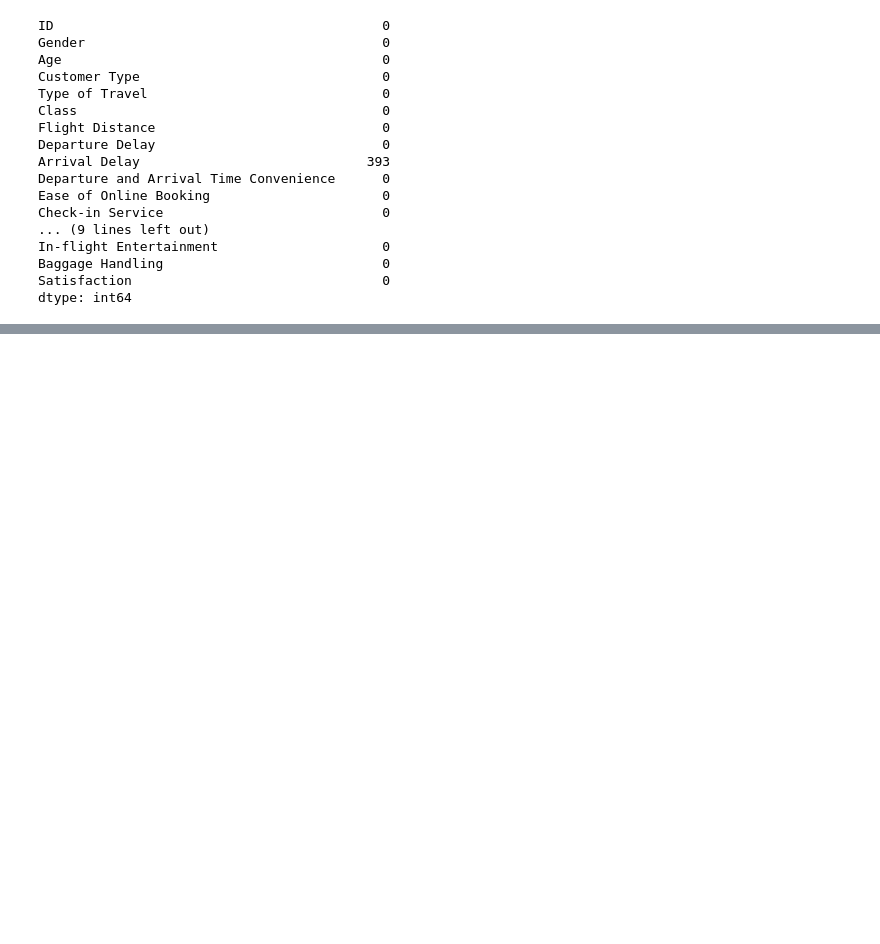
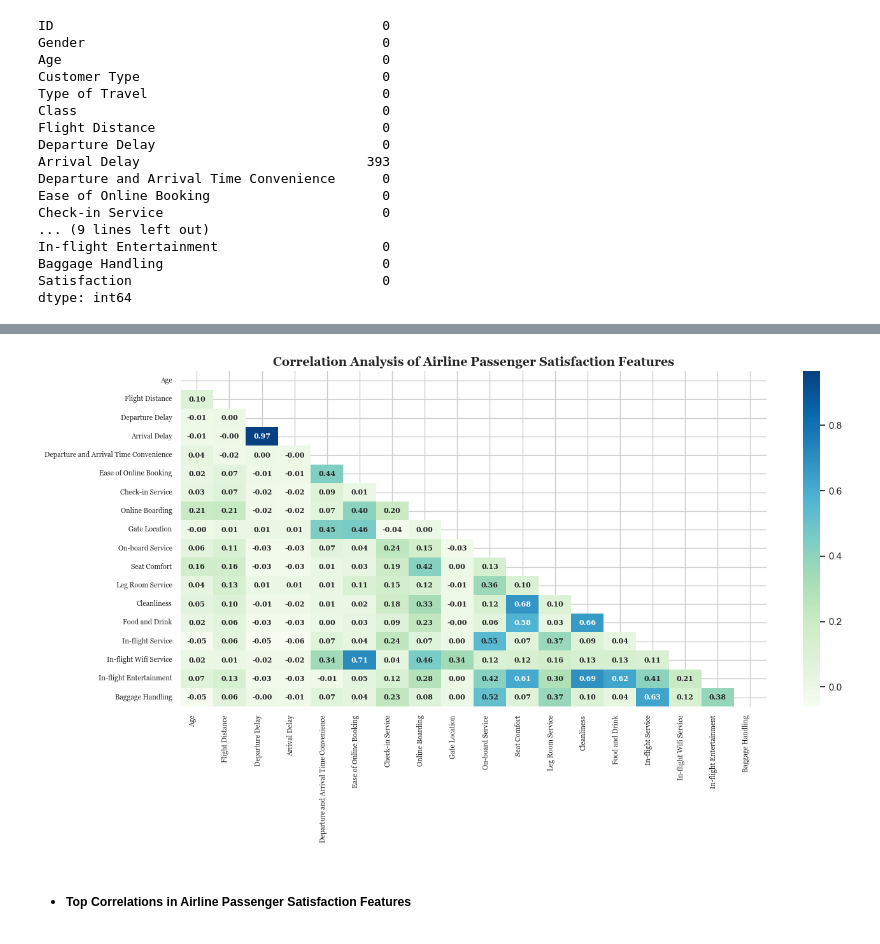
Before and after one commit to rashmiKumari03/Airlines_Passenger_Satisfaction_Prediction, a Jupyter notebook: notebook/Passengers_Satisfaction_Analysis_and_Prediction.ipynb, the cells around one changed output, grey strips where cells are left out. Cells and saved outputs as stored; diff of their text form; code cells hidden in the pictures; blank space fills up the shorter version.

```diff
--- a/notebook/Passengers_Satisfaction_Analysis_and_Prediction.ipynb
+++ b/notebook/Passengers_Satisfaction_Analysis_and_Prediction.ipynb
@@ -180,0 +658,31 @@ data.head()
+# %%
+sns.set_theme(style="whitegrid")
+
+# Compute the correlation matrix
+corr_matrix = data[numerical_cols].corr()
+
+# Mask the upper triangle to focus on the lower half of the correlation matrix
+mask = np.triu(np.ones_like(corr_matrix, dtype=bool))
+
+
+plt.figure(figsize=(14, 8))
+sns.heatmap(
+    corr_matrix,
+    annot=True,
+    cmap='GnBu',
+    fmt='.2f',
+    annot_kws={"size": 8, "weight": "bold", "family": "serif"},
+    mask=mask  # Mask applied to display only the lower half of the correlation matrix
+)
+
+plt.title('Correlation Analysis of Airline Passenger Satisfaction Features',
+          fontsize=14, fontweight='bold', family='Georgia')
+
+plt.xticks(rotation=90, ha='right', fontsize=8, family='Georgia')
+plt.yticks(rotation=0, fontsize=8, family='Georgia')
+plt.tight_layout()
+plt.show()
+# %% [output]
+[figure, added]
+# %% [markdown]
+* ##### Top Correlations in Airline Passenger Satisfaction Features
```
Also changed, not shown: parts of 90 cells of this notebook.
